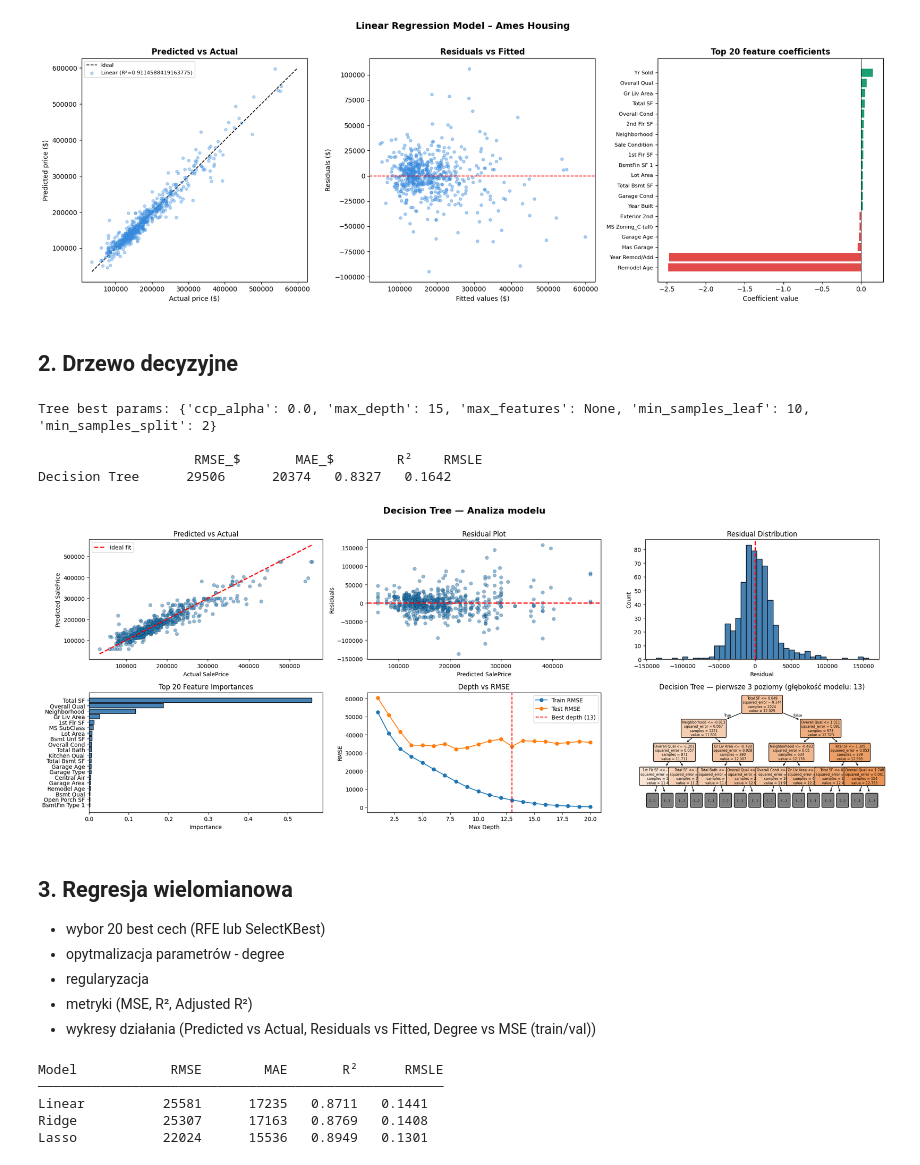
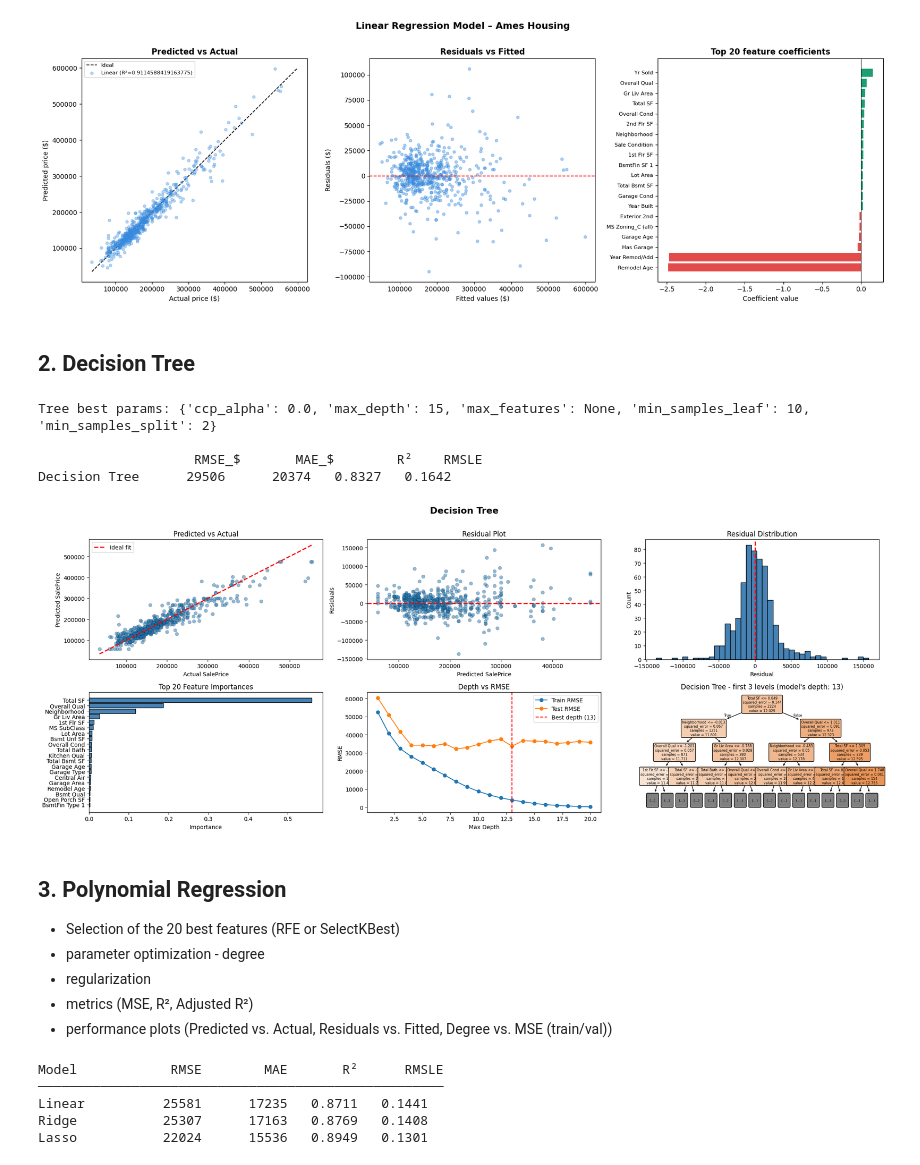
Before and after one commit to fistaszek2009/PropertyValuePredictor, a Jupyter notebook: solve-eng.ipynb, the cells around one changed output. Cells and saved outputs as stored; diff of their text form; code cells hidden in the pictures.

```diff
--- a/solve.ipynb
+++ b/solve-eng.ipynb
@@ -351,7 +357,6 @@ import seaborn as sns
 df_analysis = X_train_clean.copy()
 df_analysis['SalePrice'] = y_train_clean.values
 
-# Korelacja Pearsona z ceną
 corr_with_price = df_analysis.corr()['SalePrice'].drop('SalePrice')
 top20 = corr_with_price.abs().nlargest(20).index.tolist()
 top20_sorted = corr_with_price.abs().nlargest(20).index.tolist()
@@ -359,7 +364,7 @@ cols_for_corr = top20_sorted + ['SalePrice']
 corr_matrix = df_analysis[cols_for_corr].corr()
 
 fig, ax = plt.subplots(figsize=(16, 13))
-mask = np.triu(np.ones_like(corr_matrix, dtype=bool))  # tylko dolny trójkąt
+mask = np.triu(np.ones_like(corr_matrix, dtype=bool))
 
 sns.heatmap(
     corr_matrix,
@@ -375,7 +380,7 @@ sns.heatmap(
     annot_kws={'size': 7}
 )
 
-ax.set_title('Macierz korelacji — Top 20 cech + SalePrice', fontsize=14, fontweight='bold', pad=15)
+ax.set_title('Correlation Matrix — Top 20 features + SalePrice', fontsize=14, fontweight='bold', pad=15)
 plt.tight_layout()
 plt.show()
 # %% [output]
@@ -511,7 +516,7 @@ plt.show()
 Linear Regresion      19761      13734   0.9115   0.1194
 [figure]
 # %% [markdown]
-## 2. Drzewo decyzyjne
+## 2. Decision Tree
 # %%
 from sklearn.tree import DecisionTreeRegressor
 from sklearn.model_selection import GridSearchCV
@@ -603,43 +608,43 @@ depths = range(1, 21)
 train_rmses, test_rmses = [], []
 for d in depths:
     tmp = DecisionTreeRegressor(max_depth=d, random_state=42)
     tmp.fit(X_train_clean_scaled, y_train_clean)
     train_rmses.append(np.sqrt(mean_squared_error(y_train_clean, tmp.predict(X_train_clean_scaled))))
     test_rmses.append(np.sqrt(mean_squared_error(y_test_clean,  tmp.predict(X_test_clean_scaled))))
 
 ax5.plot(depths, train_rmses, 'o-', label='Train RMSE')
 ax5.plot(depths, test_rmses,  'o-', label='Test RMSE')
 ax5.axvline(dt.get_depth(), color='red', linestyle='--', label=f'Best depth ({dt.get_depth()})')
 ax5.set_xlabel("Max Depth")
 ax5.set_ylabel("RMSE")
 ax5.set_title("Depth vs RMSE")
 ax5.legend()
 
 # ── 6. Tree Visualization ───────────────────────────────────────────────────
 ax6 = fig.add_subplot(236)
 plot_tree(
     dt,
     max_depth=3,
     feature_names=df_analysis.columns.tolist(),
     filled=True,
     rounded=True,
     fontsize=6,
     ax=ax6
 )
-ax6.set_title(f"Decision Tree — pierwsze 3 poziomy (głębokość modelu: {dt.get_depth()})")
+ax6.set_title(f"Decision Tree - first 3 levels (model's depth: {dt.get_depth()})")
 
-plt.suptitle("Decision Tree — Analiza modelu", fontsize=16, fontweight='bold', y=1.01)
+plt.suptitle("Decision Tree", fontsize=16, fontweight='bold', y=1.01)
 plt.tight_layout()
 plt.show()
 # %% [output]
-[figure, old version]
+[figure, new version]
 # %% [markdown]
-## 3. Regresja wielomianowa
-   - wybor 20 best cech (RFE lub SelectKBest)
-   - opytmalizacja parametrów - degree
-   - regularyzacja
-   - metryki (MSE, R², Adjusted R²)
-   - wykresy działania (Predicted vs Actual, Residuals vs Fitted, Degree vs MSE (train/val))
+## 3. Polynomial Regression
+   - Selection of the 20 best features (RFE or SelectKBest)
+   - parameter optimization - degree
+   - regularization
+   - metrics (MSE, R², Adjusted R²)
+   - performance plots (Predicted vs. Actual, Residuals vs. Fitted, Degree vs. MSE (train/val))
 # %%
 from sklearn.feature_selection import SelectKBest, f_regression, VarianceThreshold
 from sklearn.model_selection import cross_val_score, GridSearchCV
```
Also changed, not shown: parts of 25 cells of this notebook, 5 other files.
